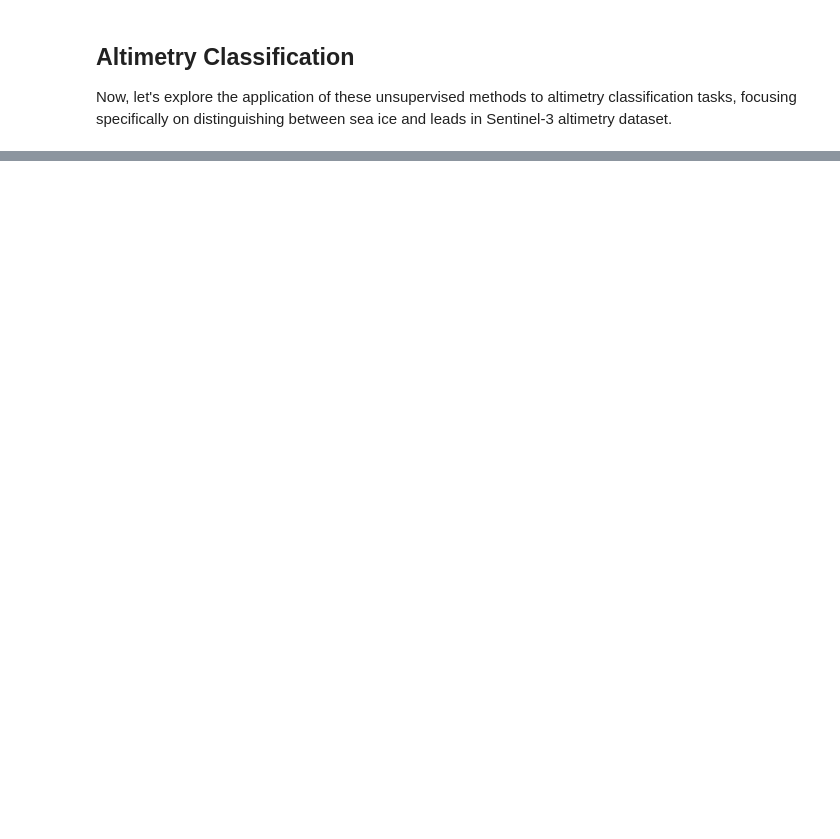
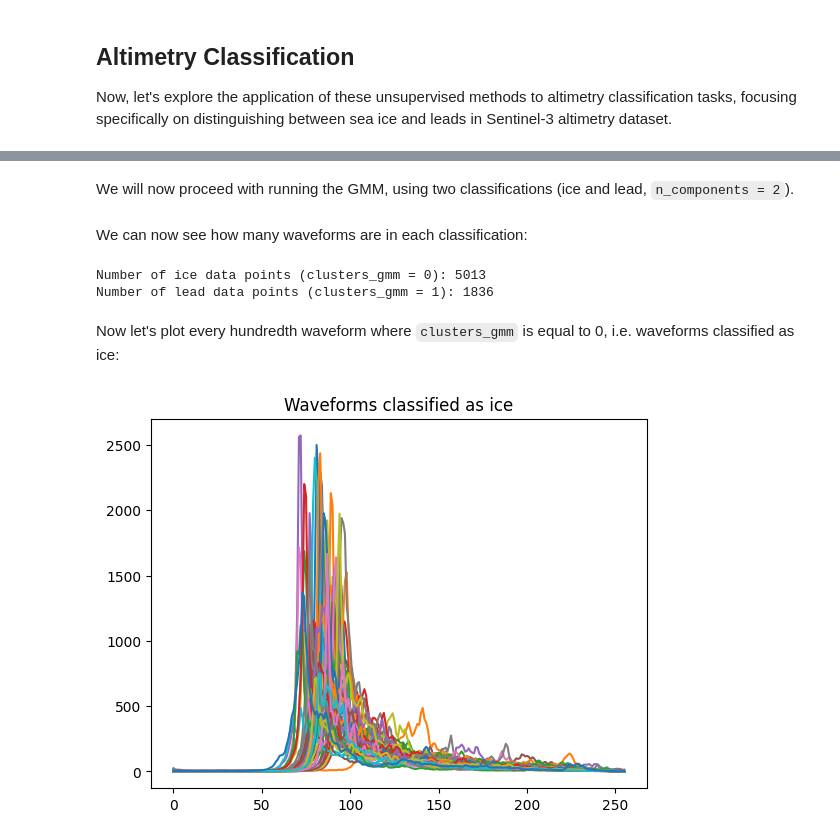
Before and after one commit to rhtweedie/ai4eo-week-4, a Jupyter notebook: classify_echoes.ipynb, the cells around one changed output, grey strips where cells are left out. Cells and saved outputs as stored; diff of their text form; code cells hidden in the pictures; blank space fills up the shorter version.

```diff
--- a/classify_echoes.ipynb
+++ b/classify_echoes.ipynb
@@ -773,0 +376,2 @@ plt.show()
+# %% [markdown]
+We will now proceed with running the GMM, using two classifications (ice and lead, `n_components = 2`).
@@ -773,0 +383,23 @@ plt.show()
+# %% [markdown]
+We can now see how many waveforms are in each classification:
+# %%
+unique, counts = np.unique(clusters_gmm, return_counts=True)
+class_counts = dict(zip(unique, counts))
+
+print(f'Number of ice waveforms (clusters_gmm = 0): {class_counts[0]}')
+print(f'Number of lead waveforms (clusters_gmm = 1): {class_counts[1]}')
+# %% [output]
+Number of ice data points (clusters_gmm = 0): 5013
+Number of lead data points (clusters_gmm = 1): 1836
+# %% [markdown]
+Now let's plot every hundredth waveform where `clusters_gmm` is equal to 0, i.e. waveforms classified as ice:
+# %%
+functions_to_plot = waves_cleaned[clusters_gmm == 0][::100]
+
+# plot each function
+for i, function in enumerate(functions_to_plot):
+    plt.plot(function)
+plt.title('Waveforms classified as ice')
+plt.show()
+# %% [output]
+[figure, added]
```
Also changed, not shown: parts of 90 cells of this notebook, 1 other file.
